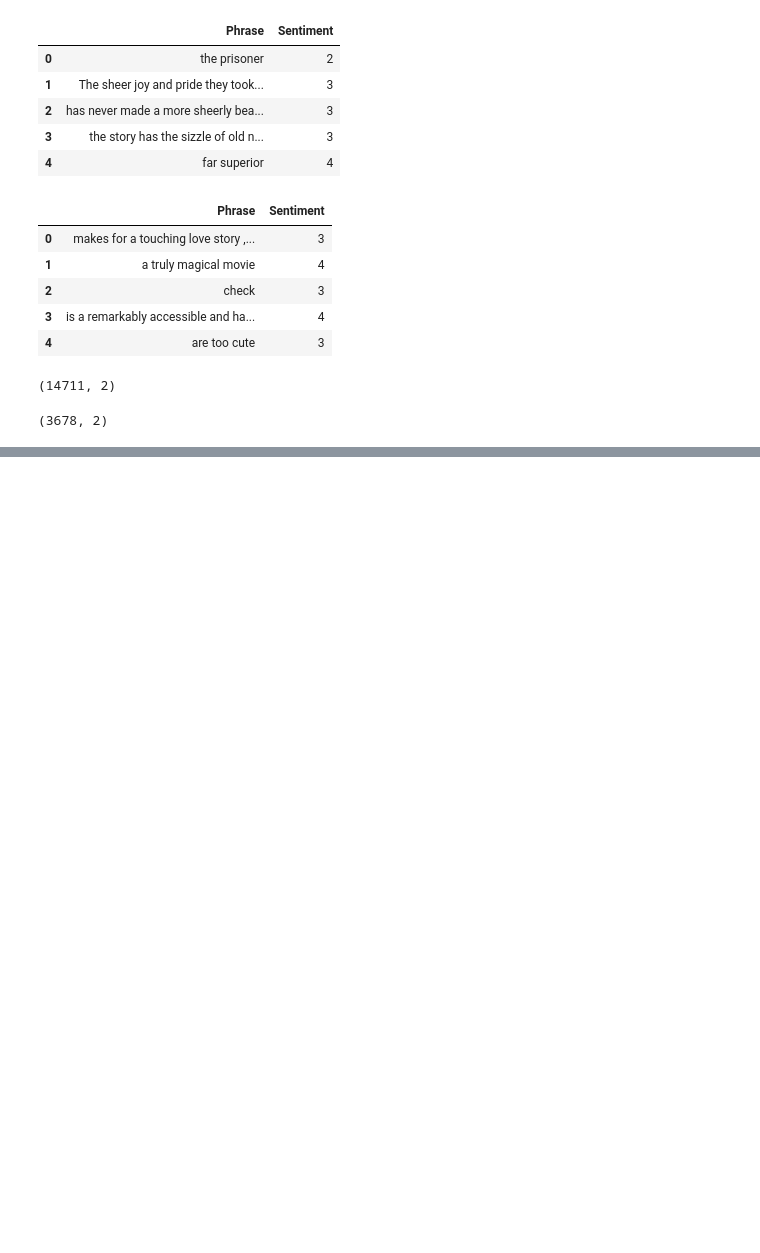
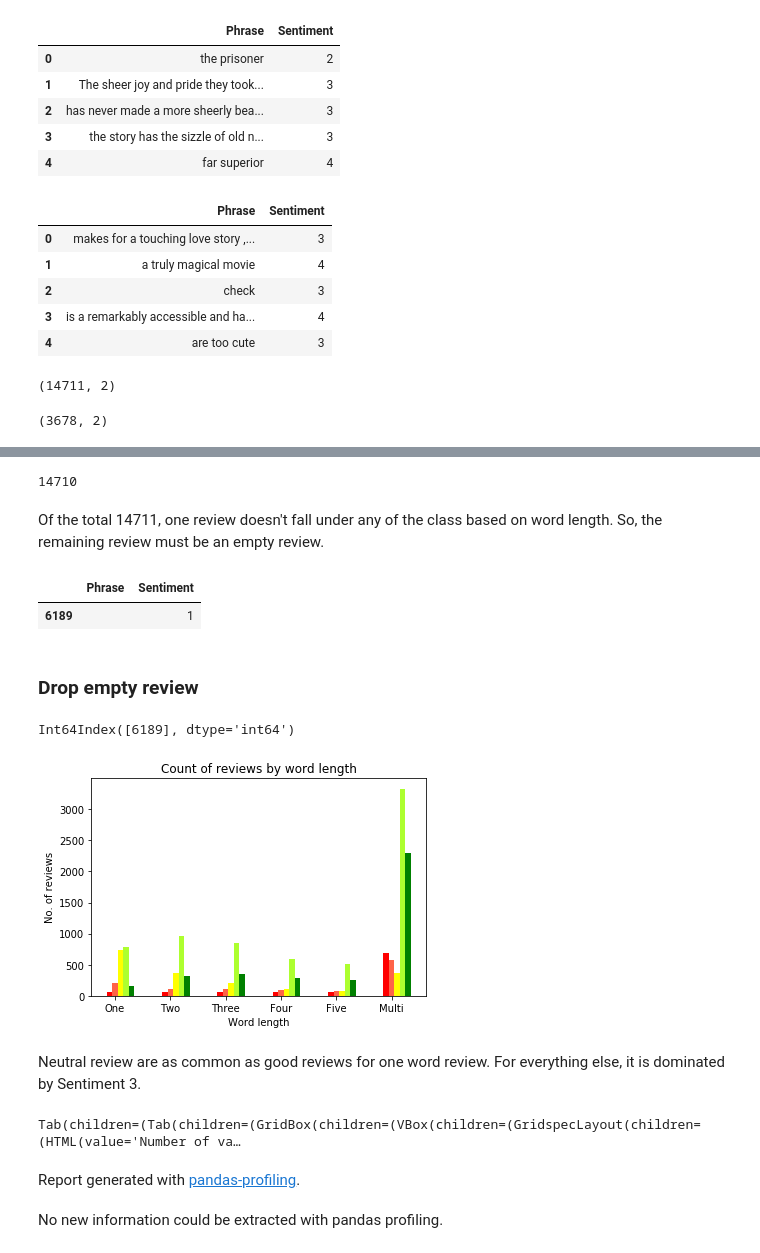
Before and after one commit to bajracharya-kshitij/five-class-sentiment-analysis, a Jupyter notebook: Five Class Sentiment Analysis.ipynb, the cells around one changed output, grey strips where cells are left out. Saved outputs shown, nothing was run; the diff lists cells and outputs as text; code cells hidden in the pictures; blank space fills up the shorter version.

```diff
--- a/Five Class Sentiment Analysis.ipynb
+++ b/Five Class Sentiment Analysis.ipynb
@@ -35,0 +85,25 @@ test_df.shape
+# %%
+one_word_reviews = train_df[train_df['Phrase'].apply(lambda x: len(x.split())) == 1]
+two_word_reviews = train_df[train_df['Phrase'].apply(lambda x: len(x.split())) == 2]
+three_word_reviews = train_df[train_df['Phrase'].apply(lambda x: len(x.split())) == 3]
+four_word_reviews = train_df[train_df['Phrase'].apply(lambda x: len(x.split())) == 4]
+five_word_reviews = train_df[train_df['Phrase'].apply(lambda x: len(x.split())) == 5]
+multi_word_reviews = train_df[train_df['Phrase'].apply(lambda x: len(x.split())) > 5]
+# %%
+len(one_word_reviews) + len(two_word_reviews) + len(three_word_reviews) + len(four_word_reviews) + len(five_word_reviews) + len(multi_word_reviews)
+# %% [output]
+14710
+# %% [markdown]
+Of the total 14711, one review doesn't fall under any of the class based on word length. So, the remaining review must be an empty review.
+# %%
+train_df[train_df['Phrase'].apply(lambda x: len(x.split())) == 0]
+# %% [output]
+|  | Phrase | Sentiment |
+| 6189 |  | 1 |
+# %% [markdown]
+### Drop empty review
+# %%
+index = train_df[train_df['Phrase'].apply(lambda x: len(x.split())) == 0].index
+index
+# %% [output]
+Int64Index([6189], dtype='int64')
@@ -35,0 +112,10 @@ test_df.shape
+# %%
+reviews_by_length = [one_word_reviews, two_word_reviews, three_word_reviews, four_word_reviews, five_word_reviews,
+                     multi_word_reviews]
+n = len(reviews_by_length)
+
+def count_by_length(sentiment):
+    return [len(x[x['Sentiment']==sentiment]) for x in reviews_by_length]
+
+counts_by_length = [count_by_length(0), count_by_length(1), count_by_length(2),
+                   count_by_length(3), count_by_length(4)]
@@ -35,0 +124,18 @@ test_df.shape
+# %%
+x_pos = np.arange(n)
+bar_width = 0.1
+labels = ['Very Bad', 'Bad', 'Neutral', 'Good', 'Very Good']
+
+for i in range(5):
+    plt.bar(x_pos + bar_width*i, counts_by_length[i], bar_width, color=colors[i], label=labels[i])
+
+plt.xlabel('Word length')
+plt.ylabel('No. of reviews')
+plt.title('Count of reviews by word length')
+plt.xticks(x_pos + bar_width, ['One', 'Two', 'Three', 'Four', 'Five', 'Multi'])
+
+plt.show()
+# %% [output]
+[figure, added]
+# %% [markdown]
+Neutral review are as common as good reviews for one word review. For everything else, it is dominated by Sentiment 3.
@@ -35,0 +146,7 @@ test_df.shape
+# %%
+profile.to_widgets()
+# %% [output]
+Tab(children=(Tab(children=(GridBox(children=(VBox(children=(GridspecLayout(children=(HTML(value='Number of va…
+Report generated with pandas-profiling.
+# %% [markdown]
+No new information could be extracted with pandas profiling.
```
Also changed, not shown: parts of 42 cells of this notebook.
